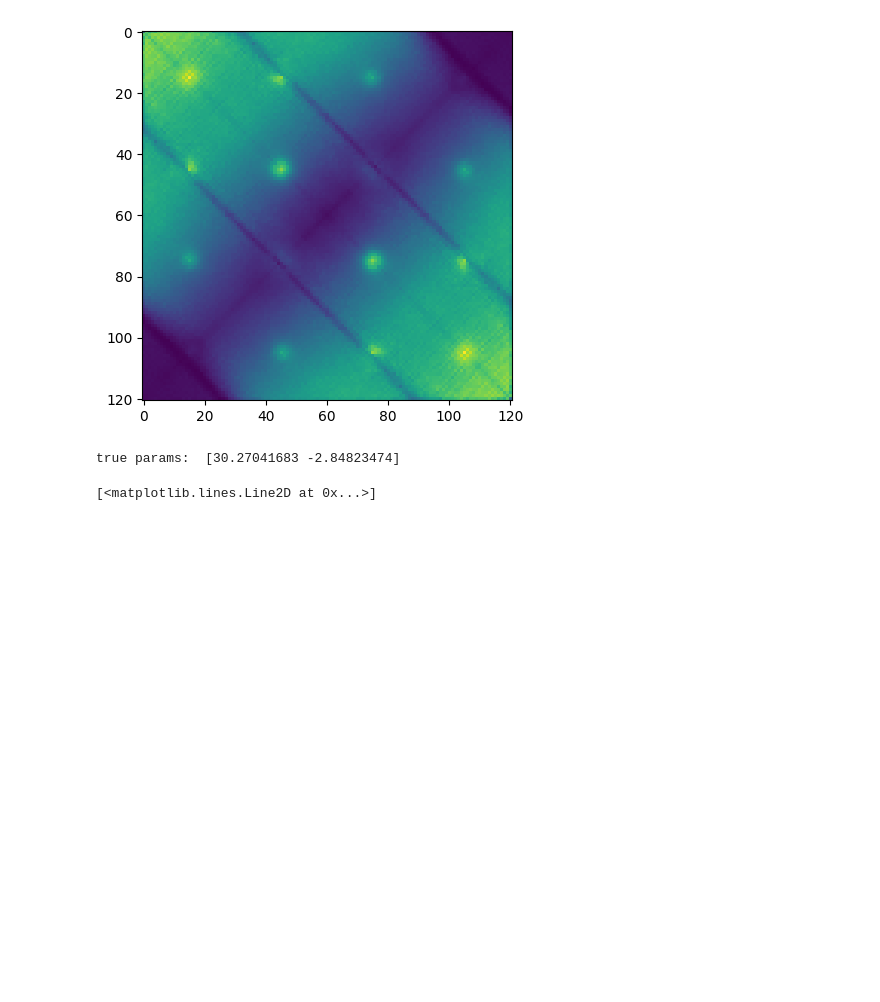
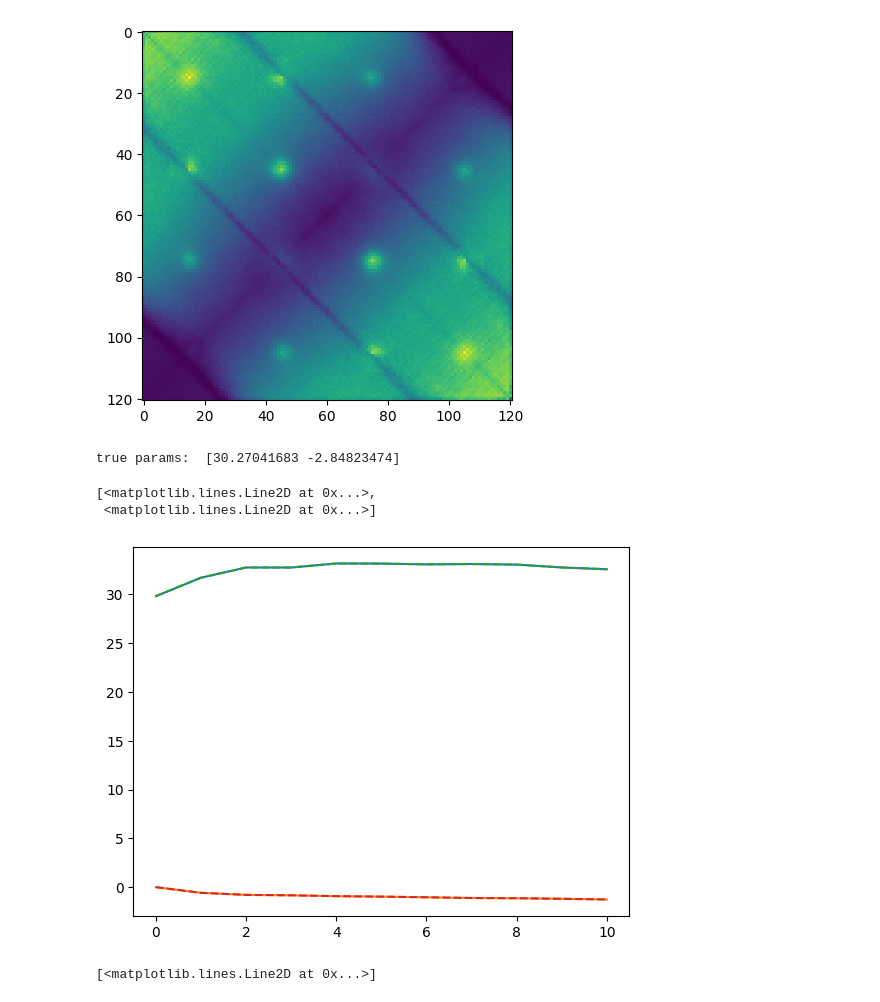
Before and after one commit to zhantaochen/inxs-steering, a Jupyter notebook: steering_siml_exp_single_demo.ipynb, the cells around one changed output. Drawn from its saved outputs; the diff is of its cells as text; code cells hidden in the pictures; blank space fills up the shorter version.

```diff
--- a/steering_siml_exp_single_demo.ipynb
+++ b/steering_siml_exp_single_demo.ipynb
@@ -152,19 +152,24 @@ plt.imshow(
 # %% [output]
 <matplotlib.image.AxesImage at 0x...>
 [figure]
-# %%
-mean_list = []
-std_list = []
-steer.reset()
-
-true_params = spinw_data['params'][test_idx[idx_plot]].numpy()
-
-print('true params: ', true_params)
-# %% [output]
-true params:  [30.27041683 -2.84823474]
+# %%
+
+steer.reset()
+
+mean_list = [steer.particle_filter.mean().detach().cpu().clone()]
+std_list = [steer.particle_filter.std().detach().cpu().clone()]
+
+posisition_list = [steer.particle_filter.positions.data.T[None].cpu().clone()]
+weights_list = [steer.particle_filter.weights.data[None].cpu().clone()]
+
+true_params = spinw_data['params'][test_idx[idx_plot]].numpy()
+
+print('true params: ', true_params)
+# %% [output]
+true params:  [30.27041683 -2.84823474]
 # %%
 with torch.no_grad():
-    progress_bar = tqdm(range(50))
+    progress_bar = tqdm(range(10))
     for i in progress_bar:
         steer.step_steer(mode='unique_optimal')
         current_mean = steer.particle_filter.mean().detach().cpu()
@@ -173,8 +178,34 @@ with torch.no_grad():
             f'means: [{current_mean[0]:.3f}, {current_mean[1]:.3f}] '
             f' stds: [{current_std[0]:.3f}, {current_std[1]:.3f}]'
         )
-        mean_list.append(current_mean)
-        std_list.append(current_std)
+        mean_list.append(current_mean.clone())
+        std_list.append(current_std.clone())
+
+        posisition_list.append(steer.particle_filter.positions.data.T[None].cpu().clone())
+        weights_list.append(steer.particle_filter.weights.data[None].cpu().clone())
+
+        # print('mean: ', current_mean)
+        # print('mean v2: ', (steer.particle_filter.positions.data.T * steer.particle_filter.weights.data[:, None]).sum(dim=0))
+# %%
+sub_result_dict = {
+    'means': torch.vstack(mean_list).double(),
+    'positions': torch.vstack(posisition_list).double(),
+    'weights': torch.vstack(weights_list).double(),
+    'measured_angles': torch.from_numpy(np.vstack(steer.measured_angles_history).squeeze()).double(),
+    'background_signal_factors': torch.stack(steer.sig_bkg_factors_history).double(),
+    'utility': torch.from_numpy(np.vstack(steer.utility_history).squeeze()).double(),
+    'likelihood': torch.from_numpy(np.vstack(steer.lkhd_history).squeeze()).double(),
+    'true_params': torch.tensor([29.0, 1.68]).double(),
+}
+# %%
+_mean_preds = (sub_result_dict['positions'] * sub_result_dict['weights'].unsqueeze(-1)).sum(dim=-2) / sub_result_dict['weights'].sum(dim=-1).unsqueeze(-1)
+# %%
+plt.plot(_mean_preds)
+plt.plot(sub_result_dict['means'], '--')
+# %% [output]
+[<matplotlib.lines.Line2D at 0x...>,
+ <matplotlib.lines.Line2D at 0x...>]
+[figure, added]
 # %%
 measured_angles = np.vstack(steer.measured_angles_history).squeeze()
 measured_angles[measured_angles > 180] -= 360
```
Also changed, not shown: parts of 1 cell of this notebook, 13 other files.
